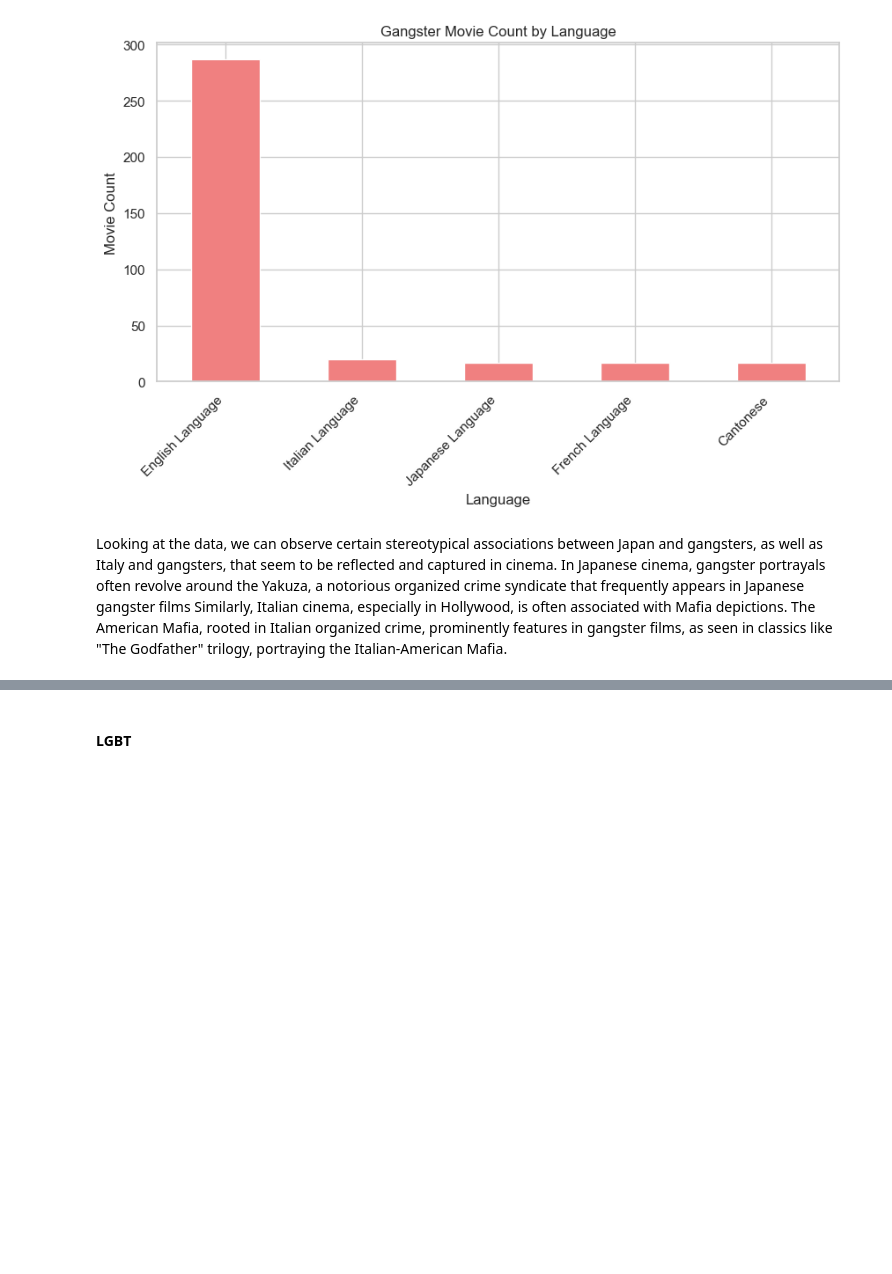
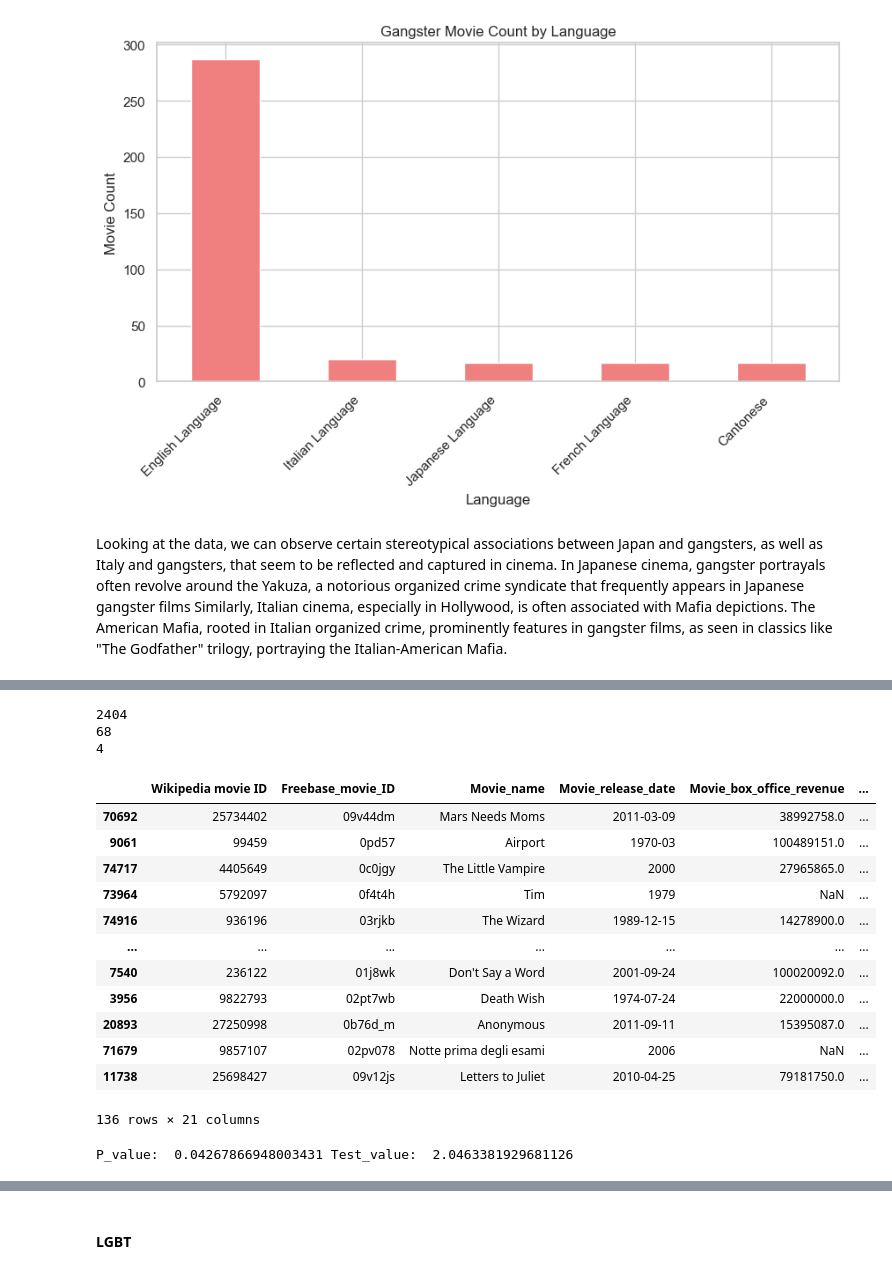
Before and after one commit to epfl-ada/ada-2023-project-pandalysts, a Jupyter notebook: P2.ipynb, the cells around one changed output, grey strips where cells are left out. Cells and saved outputs as stored; diff of their text form; code cells hidden in the pictures; blank space fills up the shorter version.

Commit message:
complete ttests

```diff
--- a/P2.ipynb
+++ b/P2.ipynb
@@ -1040,0 +1909,4 @@ The language distribution in this genre resembles the global representation acro
+# %%
+
+control_df = control_df[control_df['budget'] > 0]
+treatment_df = treatment_df[treatment_df['budget'] > 0]
@@ -1065,0 +2261,61 @@ Looking at the data, we can observe certain stereotypical associations between J
+# %%
+# Italian in gangster movies
+
+df_italian = df_q4.copy(deep=True)
+
+# to comment or not to comment, thats the question
+# df_italian = df_italian[df_italian['Movie_languages_clean'].apply(lambda x: 'English Language' not in x)]
+
+df_italian['is_gangster'] = df_italian['Movie_genres_clean'].apply(lambda x: 'Gangster Film' in x)
+df_italian['is_italian_present'] = df_italian['Movie_languages_clean'].apply(lambda x: 'Italian Language' in x)
+
+treatment_df = df_italian[df_italian['is_italian_present'] == 1]
+control_df = df_italian[df_italian['is_italian_present'] == 0]
+
+print(len(treatment_df))
+
+control_df = control_df[control_df['budget'] > 0]
+treatment_df = treatment_df[treatment_df['budget'] > 0]
+
+print(len(treatment_df))
+print(treatment_df['is_gangster'].sum())
+# %% [output]
+2404
+68
+4
+# %%
+G = nx.Graph()
+
+for control_id, control_row in control_df.iterrows():
+    for treatment_id, treatment_row in treatment_df.iterrows():
+
+        # Adds an edge only if the individuals have the same race
+        if abs(control_row['budget'] - treatment_row['budget']) / ((control_row['budget'] + treatment_row['budget']) / 2) * 100 < 20:
+
+            G.add_edges_from([(control_id, treatment_id)])
+
+matching = nx.max_weight_matching(G)
+
+matched = [i[0] for i in list(matching)] + [i[1] for i in list(matching)]
+balanced_df = df_italian.loc[matched]
+display(balanced_df)
+# %% [output]
+|  | Wikipedia movie ID | Freebase_movie_ID | Movie_name | Movie_release_date | Movie_box_office_revenue | ... |
+| 70692 | 25734402 | 09v44dm | Mars Needs Moms | 2011-03-09 | 38992758.0 | ... |
+| 9061 | 99459 | 0pd57 | Airport | 1970-03 | 100489151.0 | ... |
+| 74717 | 4405649 | 0c0jgy | The Little Vampire | 2000 | 27965865.0 | ... |
+| 73964 | 5792097 | 0f4t4h | Tim | 1979 | NaN | ... |
+| 74916 | 936196 | 03rjkb | The Wizard | 1989-12-15 | 14278900.0 | ... |
+| ... | ... | ... | ... | ... | ... | ... |
+| 7540 | 236122 | 01j8wk | Don't Say a Word | 2001-09-24 | 100020092.0 | ... |
+| 3956 | 9822793 | 02pt7wb | Death Wish | 1974-07-24 | 22000000.0 | ... |
+| 20893 | 27250998 | 0b76d_m | Anonymous | 2011-09-11 | 15395087.0 | ... |
+| 71679 | 9857107 | 02pv078 | Notte prima degli esami | 2006 | NaN | ... |
+| 11738 | 25698427 | 09v12js | Letters to Juliet | 2010-04-25 | 79181750.0 | ... |
+136 rows × 21 columns
+# %%
+t_stat, p_val = ttest_ind(balanced_df[balanced_df['is_italian_present'] == 1]['is_gangster'],
+                          balanced_df[balanced_df['is_italian_present'] == 0]['is_gangster'])
+print("P_value: ", p_val, "Test_value: ", t_stat )
+# %% [output]
+P_value:  0.04267866948003431 Test_value:  2.0463381929681126
```
Also changed, not shown: parts of 60 cells of this notebook.
